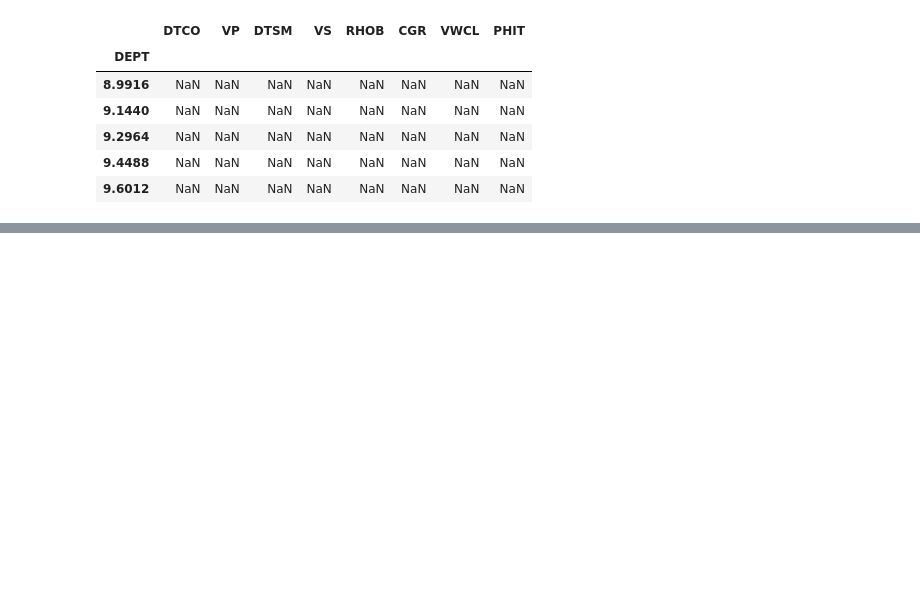
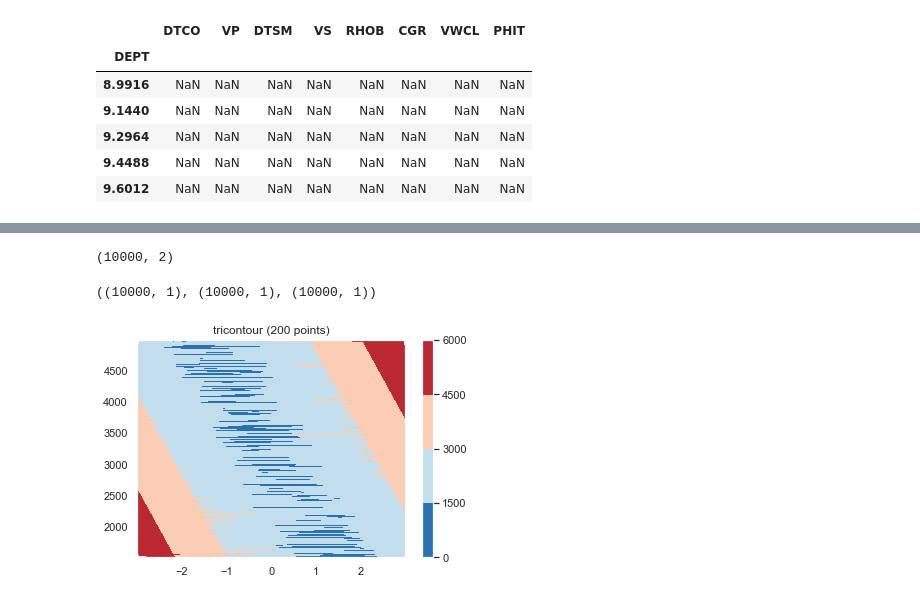
Before and after one commit to attibalazs/velocityhack, a Jupyter notebook: DMc_VelocityHack.ipynb, the cells around one changed output, grey strips where cells are left out. Cells and saved outputs as stored; diff of their text form; code cells hidden in the pictures; blank space fills up the shorter version.

```diff
--- a/DMc_VelocityHack.ipynb
+++ b/DMc_VelocityHack.ipynb
@@ -64,0 +98,4 @@ plt.plot(gn3.df().VP)
+# %%
+mse = np.mean((vp-r)**2,axis=0)
+# %%
+rmse = np.sqrt(mse)
@@ -64,0 +105,3 @@ plt.plot(gn3.df().VP)
+# %%
+rmse = rmse.reshape(-1, 1)
+rmse.shape
@@ -64,0 +116,5 @@ plt.plot(gn3.df().VP)
+# %%
+param = np.array([k, v0]).T
+param.shape
+# %% [output]
+(10000, 2)
@@ -64,0 +123,22 @@ plt.plot(gn3.df().VP)
+# %%
+k = k.reshape(-1, 1)
+v0 = v0.reshape(-1,1)
+# %%
+k.shape, v0.shape, rmse.shape
+# %% [output]
+((10000, 1), (10000, 1), (10000, 1))
+# %%
+fig, ax2 = plt.subplots(1,1)
+
+#ax2.tricontour(k.flatten(), v0.flatten(), rmse.flatten(), levels=3, linewidths=0.5, colors='k')
+cntr2 = ax2.tricontourf(k.flatten(), v0.flatten(), rmse.flatten(), levels=3, cmap="RdBu_r")
+
+fig.colorbar(cntr2, ax=ax2)
+#ax2.plot(k, v0, 'ko', ms=3)
+#ax2.axis((-2, 2, -2, 2))
+ax2.set_title('tricontour (%d points)' % npts)
+
+plt.subplots_adjust(hspace=0.5)
+plt.show()
+# %% [output]
+[figure, added]
```
Also changed, not shown: parts of 21 cells of this notebook.
